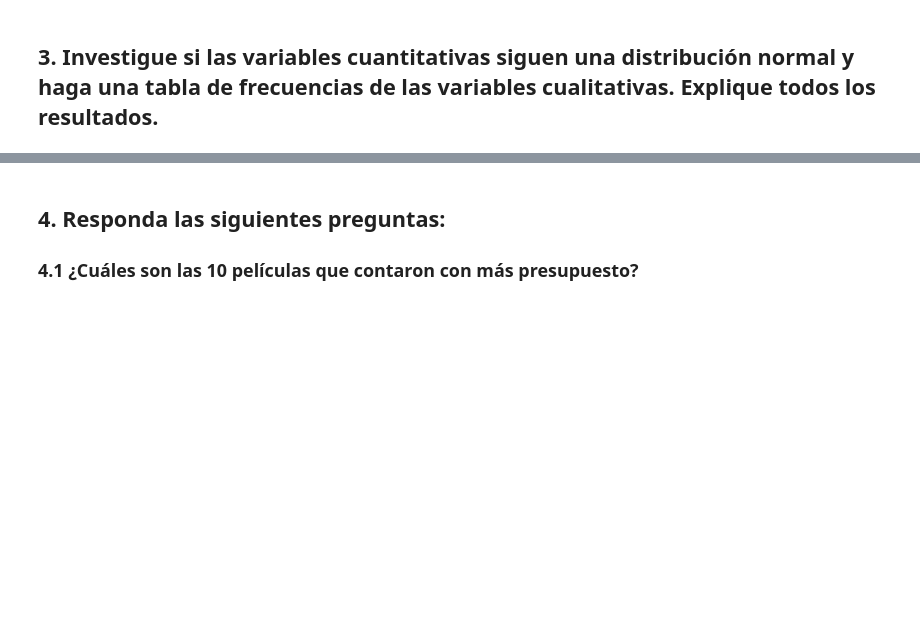
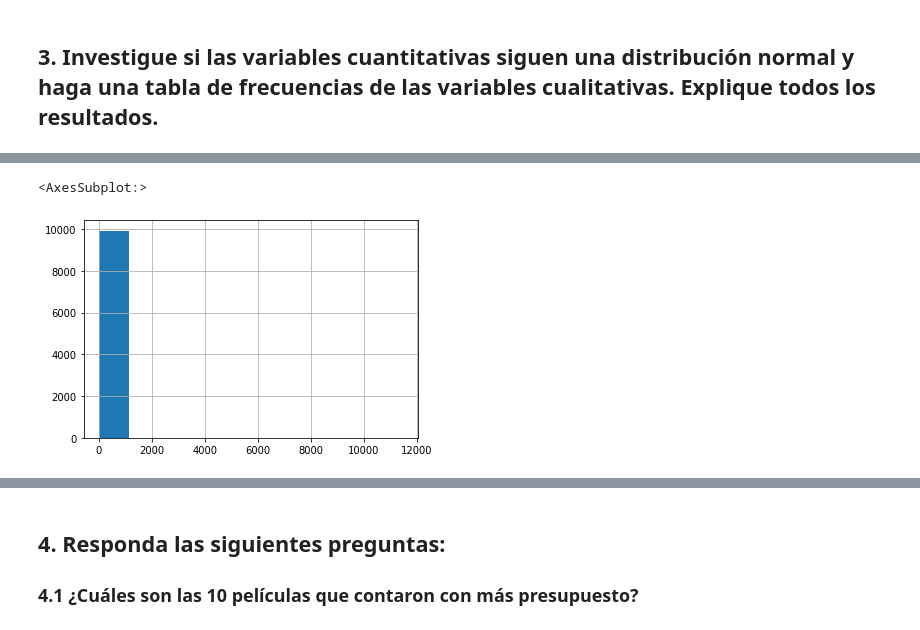
Before and after one commit to wsaldana/Miner-aHDT1, a Jupyter notebook: MineriaHDT1.ipynb, the cells around one changed output, grey strips where cells are left out. Cells and saved outputs as stored; diff of their text form; code cells hidden in the pictures; blank space fills up the shorter version.

```diff
--- a/MineriaHDT1.ipynb
+++ b/MineriaHDT1.ipynb
@@ -17,7 +17,7 @@ import numpy as np
 # %% [markdown]
 ## 1. Haga una exploración rápida de sus datos, para eso haga un resumen de su conjunto de datos.
 # %%
-df = pd.read_csv('movies.csv', encoding='unicode_escape')
+df = pd.read_csv('movies.csv', encoding='unicode_escape', header=0)
 # %%
 pd.set_option('display.max_columns', None)
 df.head()
@@ -62,0 +79,5 @@ df.head()
+# %%
+df['popularity'].hist()
+# %% [output]
+<AxesSubplot:>
+[figure, added]
```
Also changed, not shown: parts of 39 cells of this notebook.
